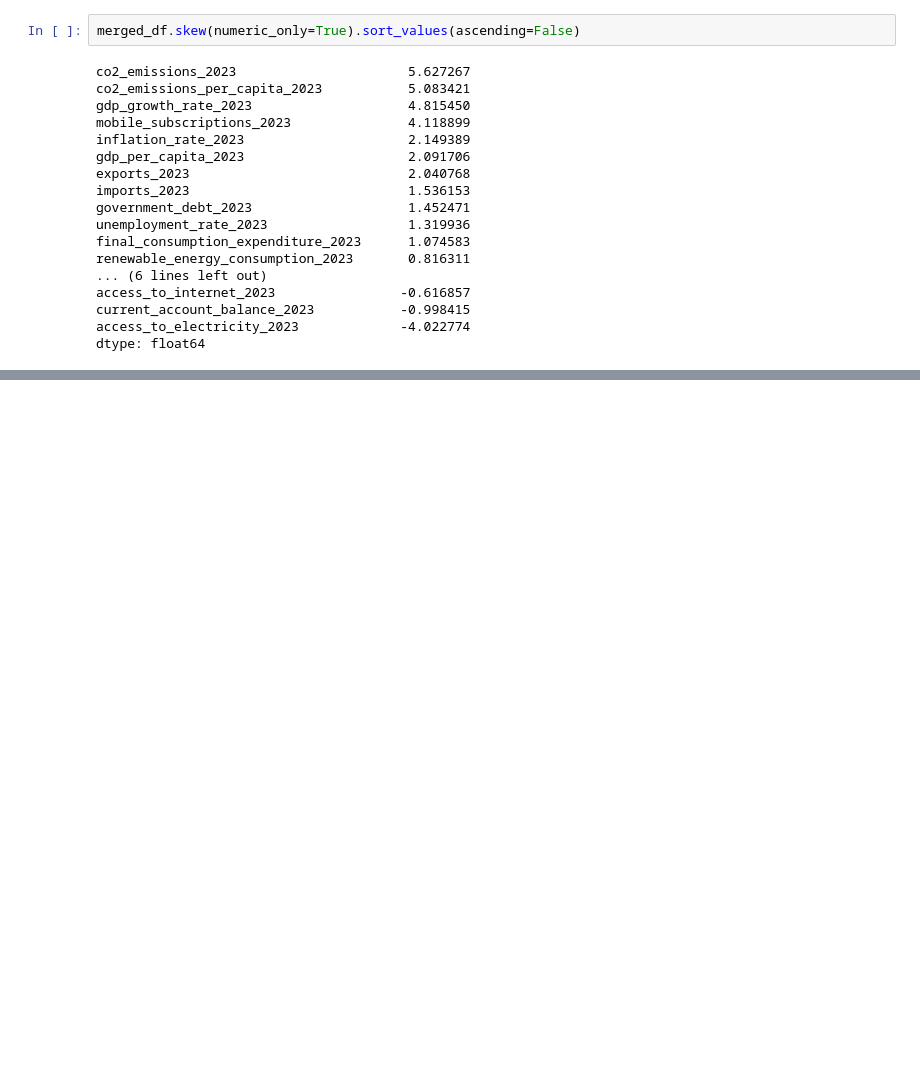
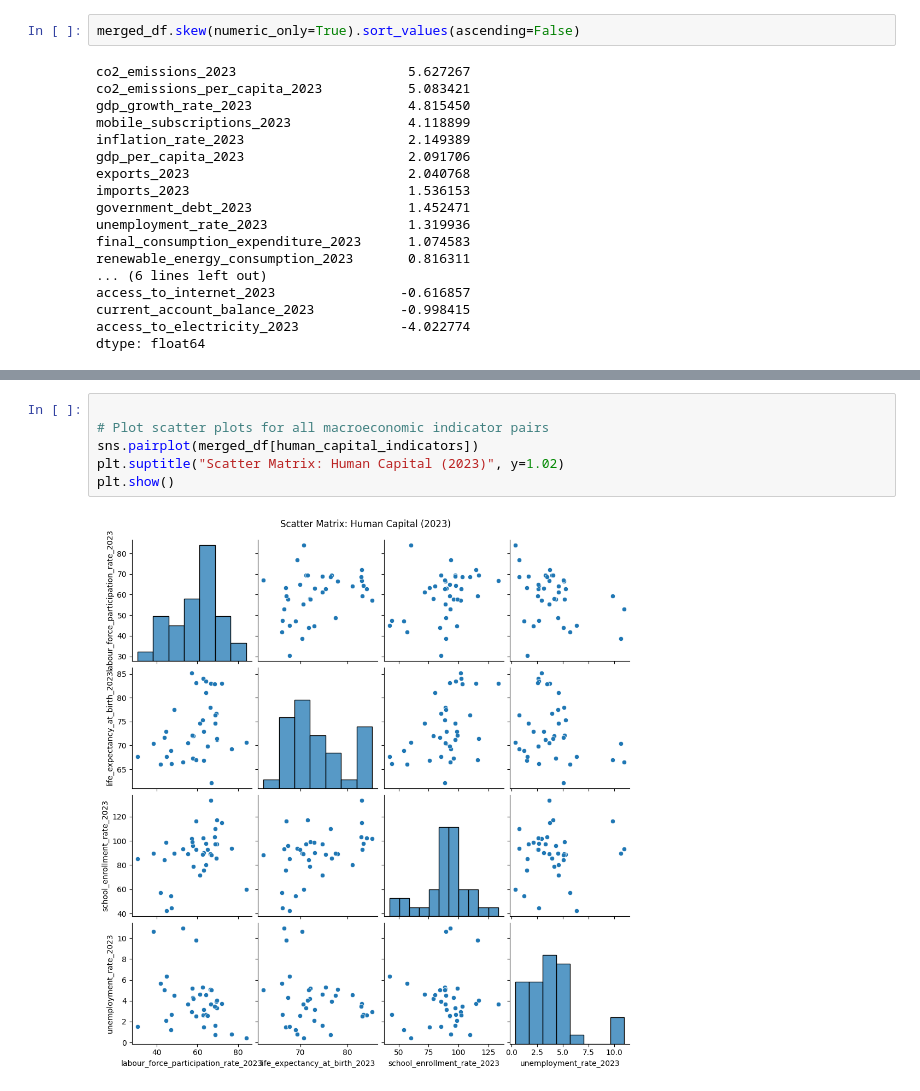
Before and after one commit to Terrie-png/DAV_CA1, a Jupyter notebook: main.ipynb, the cells around one changed output, grey strips where cells are left out. Saved outputs shown, nothing was run; the diff lists cells and outputs as text; blank space fills up the shorter version.

```diff
--- a/main.ipynb
+++ b/main.ipynb
@@ -536,0 +662,8 @@ for col in merged_df.columns:
+# %%
+
+# Plot scatter plots for all macroeconomic indicator pairs
+sns.pairplot(merged_df[human_capital_indicators])
+plt.suptitle("Scatter Matrix: Human Capital (2023)", y=1.02)
+plt.show()
+# %% [output]
+[figure, added]
```
Also changed, not shown: parts of 19 cells of this notebook.
